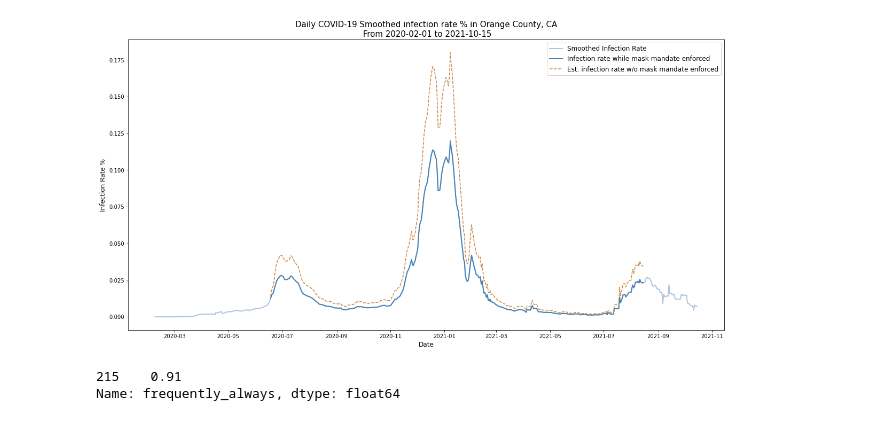
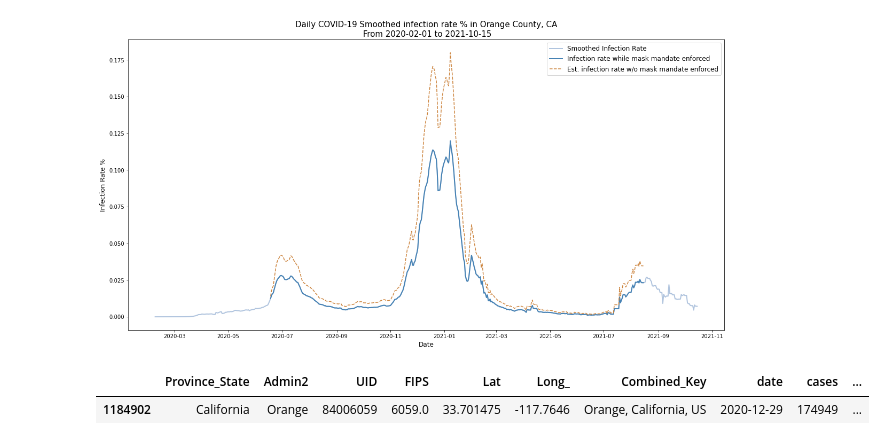
Before and after one commit to anushnap/data512-project, a Jupyter notebook: src/oc_analysis.ipynb, the cells around one changed output. Saved outputs shown, nothing was run; the diff lists cells and outputs as text; code cells hidden in the pictures.

```diff
--- a/src/oc_analysis.ipynb
+++ b/src/oc_analysis.ipynb
@@ -248,10 +246,8 @@ plt.legend(fontsize = 12)
 plt.savefig('../results/orange-county_CA_daily-infection-rate-smoothed.jpg')
 # %% [output]
 [figure]
-# %%
-masks = masks_raw.copy()
-masks['frequently_always'] = masks['FREQUENTLY'] + masks['ALWAYS']
-masks.loc[masks['COUNTYFP'] == fip,'frequently_always']
-# %% [output]
-215    0.91
-Name: frequently_always, dtype: float64
+# %%
+orange_df.loc[orange_df['infection_rate_unmasked'] == np.max(orange_df['infection_rate_unmasked']), ]
+# %% [output]
+|  | Province_State | Admin2 | UID | FIPS | Lat | Long_ | Combined_Key | date | cases | ... |
+| 1184902 | California | Orange | 84006059 | 6059.0 | 33.701475 | -117.7646 | Orange, California, US | 2020-12-29 | 174949 | ... |
```
Also changed, not shown: parts of 2 cells of this notebook, 1 other file.
